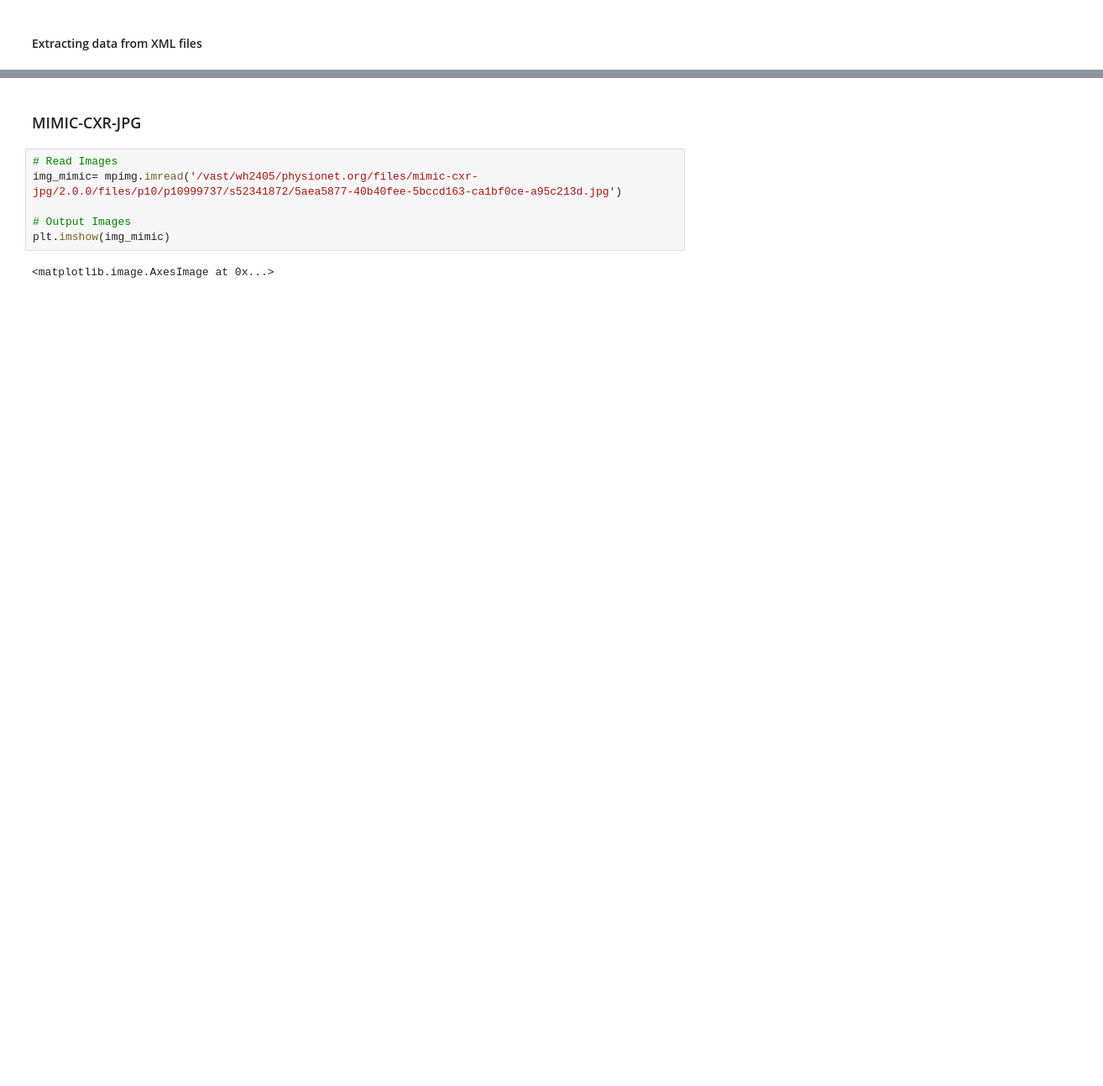
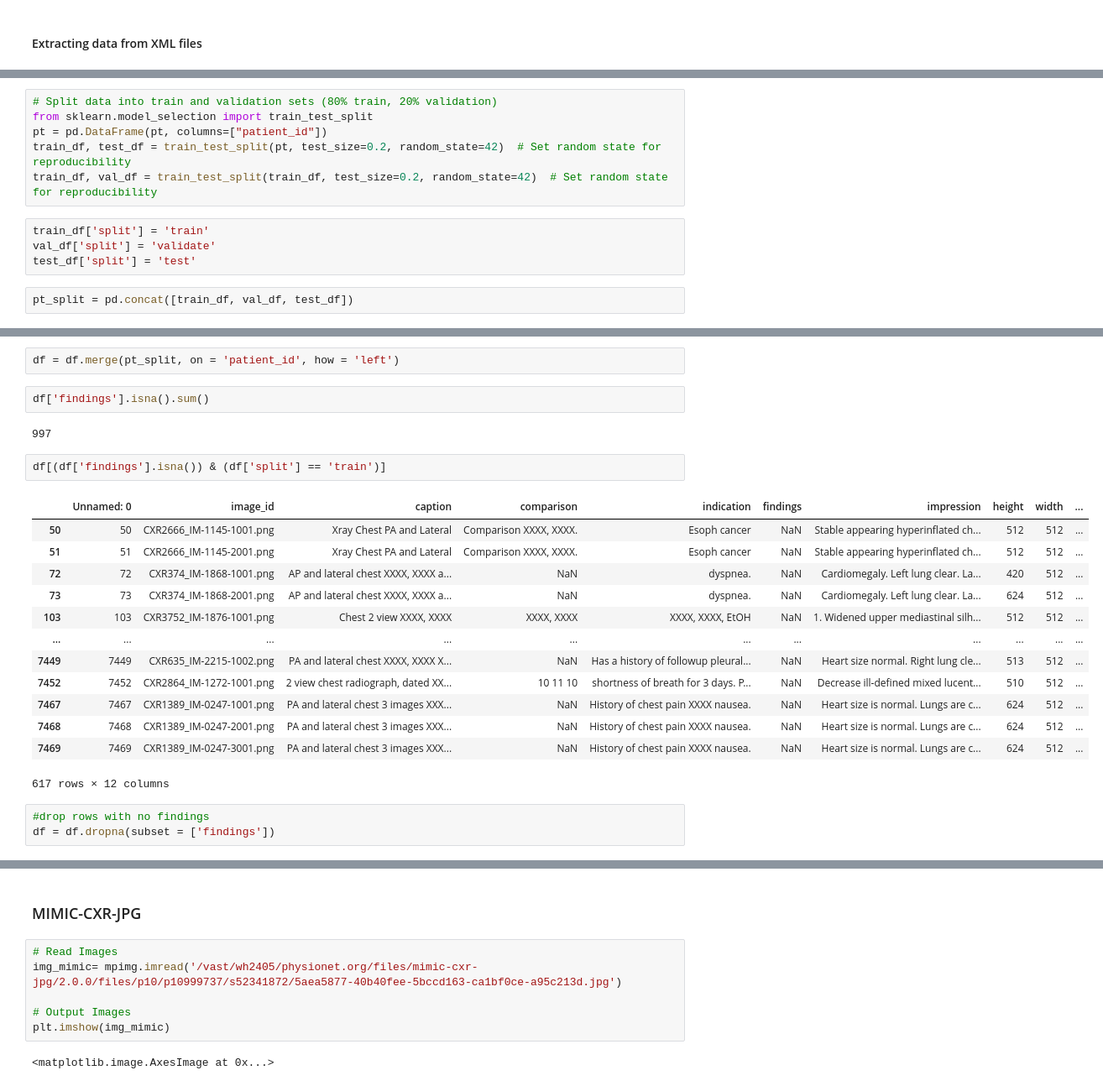
Before and after one commit to zoe70416/RaDialog, a Jupyter notebook: RadiologyReportGenerator_.ipynb, the cells around one changed output, grey strips where cells are left out. Shown at 84% size. Saved outputs shown, nothing was run; the diff lists cells and outputs as text; blank space fills up the shorter version.

```diff
--- a/RadiologyReportGenerator_.ipynb
+++ b/RadiologyReportGenerator_.ipynb
@@ -69,0 +129,12 @@ NameError: name 'tqdm' is not defined
+# %%
+# Split data into train and validation sets (80% train, 20% validation)
+from sklearn.model_selection import train_test_split
+pt = pd.DataFrame(pt, columns=["patient_id"])
+train_df, test_df = train_test_split(pt, test_size=0.2, random_state=42)  # Set random state for reproducibility
+train_df, val_df = train_test_split(train_df, test_size=0.2, random_state=42)  # Set random state for reproducibility
+# %%
+train_df['split'] = 'train'
+val_df['split'] = 'validate'
+test_df['split'] = 'test'
+# %%
+pt_split = pd.concat([train_df, val_df, test_df])
@@ -69,0 +159,25 @@ NameError: name 'tqdm' is not defined
+# %%
+df = df.merge(pt_split, on = 'patient_id', how = 'left')
+# %%
+df['findings'].isna().sum()
+# %% [output]
+997
+# %%
+df[(df['findings'].isna()) & (df['split'] == 'train')]
+# %% [output]
+|  | Unnamed: 0 | image_id | caption | comparison | indication | findings | impression | height | width | ... |
+| 50 | 50 | CXR2666_IM-1145-1001.png | Xray Chest PA and Lateral | Comparison XXXX, XXXX. | Esoph cancer | NaN | Stable appearing hyperinflated ch... | 512 | 512 | ... |
+| 51 | 51 | CXR2666_IM-1145-2001.png | Xray Chest PA and Lateral | Comparison XXXX, XXXX. | Esoph cancer | NaN | Stable appearing hyperinflated ch... | 512 | 512 | ... |
+| 72 | 72 | CXR374_IM-1868-1001.png | AP and lateral chest XXXX, XXXX a... | NaN | dyspnea. | NaN | Cardiomegaly. Left lung clear. La... | 420 | 512 | ... |
+| 73 | 73 | CXR374_IM-1868-2001.png | AP and lateral chest XXXX, XXXX a... | NaN | dyspnea. | NaN | Cardiomegaly. Left lung clear. La... | 624 | 512 | ... |
+| 103 | 103 | CXR3752_IM-1876-1001.png | Chest 2 view XXXX, XXXX | XXXX, XXXX | XXXX, XXXX, EtOH | NaN | 1. Widened upper mediastinal silh... | 512 | 512 | ... |
+| ... | ... | ... | ... | ... | ... | ... | ... | ... | ... | ... |
+| 7449 | 7449 | CXR635_IM-2215-1002.png | PA and lateral chest XXXX, XXXX X... | NaN | Has a history of followup pleural... | NaN | Heart size normal. Right lung cle... | 513 | 512 | ... |
+| 7452 | 7452 | CXR2864_IM-1272-1001.png | 2 view chest radiograph, dated XX... | 10 11 10 | shortness of breath for 3 days. P... | NaN | Decrease ill-defined mixed lucent... | 510 | 512 | ... |
+| 7467 | 7467 | CXR1389_IM-0247-1001.png | PA and lateral chest 3 images XXX... | NaN | History of chest pain XXXX nausea. | NaN | Heart size is normal. Lungs are c... | 624 | 512 | ... |
+| 7468 | 7468 | CXR1389_IM-0247-2001.png | PA and lateral chest 3 images XXX... | NaN | History of chest pain XXXX nausea. | NaN | Heart size is normal. Lungs are c... | 624 | 512 | ... |
+| 7469 | 7469 | CXR1389_IM-0247-3001.png | PA and lateral chest 3 images XXX... | NaN | History of chest pain XXXX nausea. | NaN | Heart size is normal. Lungs are c... | 624 | 512 | ... |
+617 rows × 12 columns
+# %%
+#drop rows with no findings
+df = df.dropna(subset = ['findings'])
```
Also changed, not shown: parts of 140 cells of this notebook, 30 other files.
